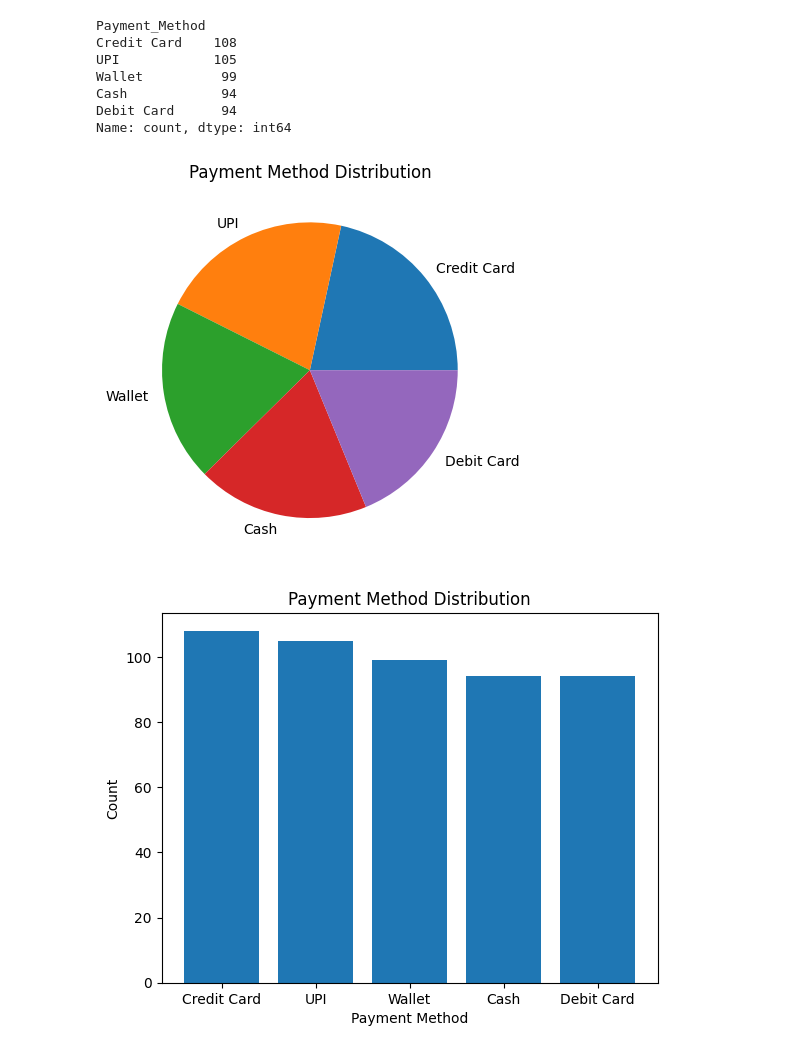
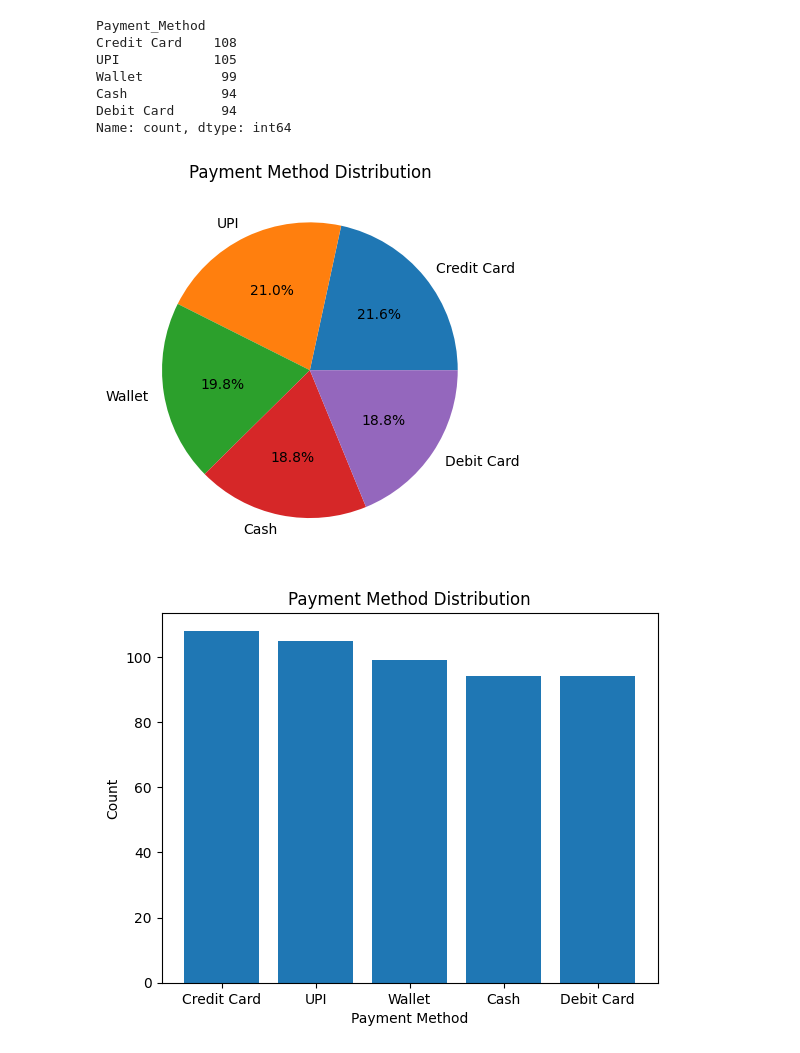
Before and after one commit to Arkrishx/python-data-analytics-, a Jupyter notebook: Project.ipynb, the cells around one changed output. Drawn from its saved outputs; the diff is of its cells as text; code cells hidden in the pictures.

```diff
--- a/Project.ipynb
+++ b/Project.ipynb
@@ -156,11 +156,11 @@ Name: count, dtype: int64
 # %%
 #payment method pie chart
 
-plt.pie(payment_method_count, labels=payment_method_count.index)
+plt.pie(payment_method_count, labels=payment_method_count.index,autopct="%0.1f%%")
 plt.title('Payment Method Distribution')
 plt.show()
 # %% [output]
-[figure, old version]
+[figure, new version]
 # %%
 #payment method bar chart
 
```
Also changed, not shown: parts of 18 cells of this notebook.
